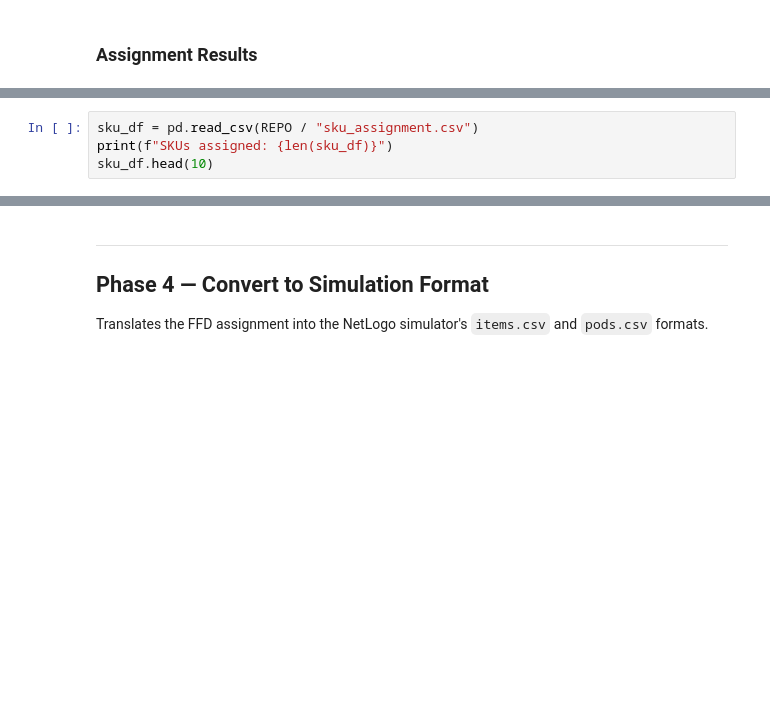
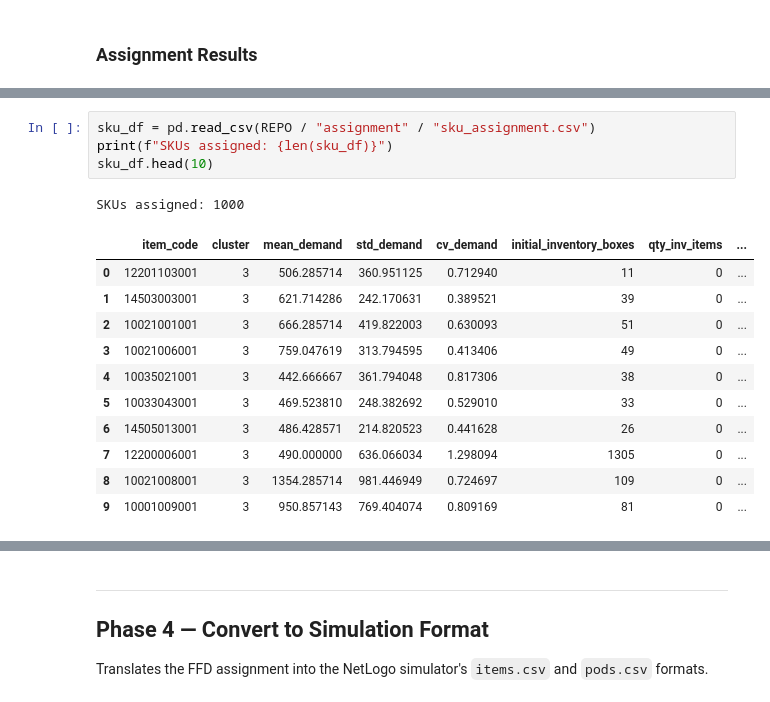
Before and after one commit to salsahmd/rmfs-replenishment, a Jupyter notebook: sku_assignment.ipynb, the cells around one changed output, grey strips where cells are left out. Cells and saved outputs as stored; diff of their text form; blank space fills up the shorter version.

```diff
--- a/sku_assignment.ipynb
+++ b/sku_assignment.ipynb
@@ -167,7 +177,20 @@ FileNotFoundError: [Errno 2] No such file or directory: '/Users/salsahmd/Downloa
 # %%
-sku_df = pd.read_csv(REPO / "sku_assignment.csv")
+sku_df = pd.read_csv(REPO / "assignment" / "sku_assignment.csv")
 print(f"SKUs assigned: {len(sku_df)}")
 sku_df.head(10)
+# %% [output]
+SKUs assigned: 1000
+|  | item_code | cluster | mean_demand | std_demand | cv_demand | initial_inventory_boxes | qty_inv_items | ... |
+| 0 | 12201103001 | 3 | 506.285714 | 360.951125 | 0.712940 | 11 | 0 | ... |
+| 1 | 14503003001 | 3 | 621.714286 | 242.170631 | 0.389521 | 39 | 0 | ... |
+| 2 | 10021001001 | 3 | 666.285714 | 419.822003 | 0.630093 | 51 | 0 | ... |
+| 3 | 10021006001 | 3 | 759.047619 | 313.794595 | 0.413406 | 49 | 0 | ... |
+| 4 | 10035021001 | 3 | 442.666667 | 361.794048 | 0.817306 | 38 | 0 | ... |
+| 5 | 10033043001 | 3 | 469.523810 | 248.382692 | 0.529010 | 33 | 0 | ... |
+| 6 | 14505013001 | 3 | 486.428571 | 214.820523 | 0.441628 | 26 | 0 | ... |
+| 7 | 12200006001 | 3 | 490.000000 | 636.066034 | 1.298094 | 1305 | 0 | ... |
+| 8 | 10021008001 | 3 | 1354.285714 | 981.446949 | 0.724697 | 109 | 0 | ... |
+| 9 | 10001009001 | 3 | 950.857143 | 769.404074 | 0.809169 | 81 | 0 | ... |
 # %%
 import matplotlib.pyplot as plt
 
```
Also changed, not shown: parts of 10 cells of this notebook, 3 other files.
